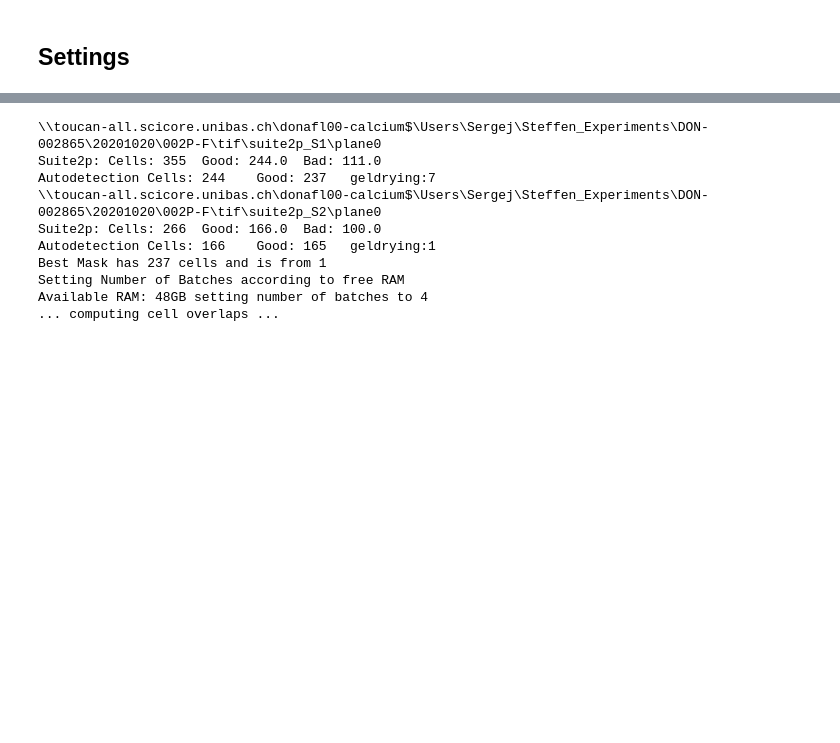
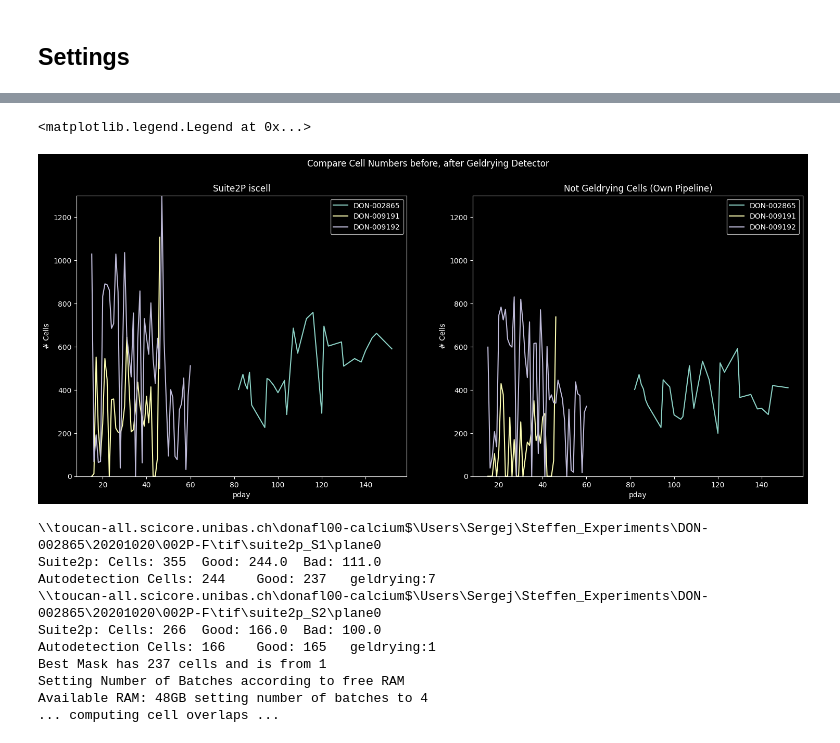
Before and after one commit to Ch3fUlrich/AnimalClass, a Jupyter notebook: OwnClass.ipynb, the cells around one changed output, grey strips where cells are left out. Saved outputs shown, nothing was run; the diff lists cells and outputs as text; code cells hidden in the pictures; blank space fills up the shorter version.

```diff
--- a/OwnClass.ipynb
+++ b/OwnClass.ipynb
@@ -75,8 +75,8 @@ Animal.root_dir = root_dir
 #root_dir = "D:\\Other_Rodrigo_Data"
 year_list = ["2021", "2022"]
 print(root_dir)
-animals, bad_sessions = load_all(root_dir, wanted_animal_ids=["DON-002865", "DON-009191"], generate=False) # Load all animals
-#animals, bad_sessions = load_all(root_dir, generate=False) # Load all animals
+animals = load_all(root_dir, wanted_animal_ids=["DON-002865", "DON-009191", "DON-009192"], generate=False) # Load all animals
+#animals = load_all(root_dir, generate=False) # Load all animals
 #animals = load_all(root_dir, generate=True) # Load all animals
 #animals = load_all(root_dir, generate=True, units="single")#, delete=True) # Load all animals
 
@@ -106,8 +106,6 @@ plotting = False
 %load_ext autoreload
 %autoreload 2
 %config Completer.use_jedi = False
-
-print(f"broken sessions: {bad_sessions}")
 # %% [output]
 \\toucan-all.scicore.unibas.ch\donafl00-calcium$\Users\Sergej\Steffen_Experiments
 Loading animal: DON-002865
@@ -129,18 +126,0 @@ broken sessions: []
-# %%
-!!!!!!!!!!!Geldrying needs to be calculated for every merged Unit this should be done in scicore !!!!!!!!!!!!!!!!
-Code is not run, but allready changed
-Weitermachen
-continue....
-num_cells = {}
-for animal_id, animal in animals.items():
-    for session_id, session in animal.sessions.items():
-        for s2p_path in session.s2p_folder_paths:
-            bevore_cell = 0
-            after_cell = 0
-            end_of_path = s2p_path.split("suite2p")[1]
-            if end_of_path=="":
-                is_cell = np.load(os.path.join(s2p_path, "plane0", "iscell.npy"))
-                bevore_cell = sum(is_cell[:,0])
-            elif end_of_path=="_merged":
-
-                after_cell = sum()
@@ -147,3 +181,24 @@ for animal_id, animal in animals.items():
+# %%
+fig, (ax1, ax2) = plt.subplots(1, 2, figsize=(18, 7))
+for animal_id, animal in cell_numbers_dict.items():
+    ages, iscells, notgeldrying = get_sorted_cells_notgeldyring_lists(animal)
+    ax1.plot(ages, iscells, label=f"{animal_id}")
+    ax2.plot(ages, notgeldrying, label=f"{animal_id}")
+
+fig.suptitle('Compare Cell Numbers before, after Geldrying Detector')
+ax1.set_ylabel("# Cells")
+ax1.set_xlabel("pday")
+ax1.set_ylim(bottom=0, top=1300)
+ax1.set_title('Suite2P iscell')
+ax1.legend()
+ax2.set_ylabel("# Cells")
+ax2.set_xlabel("pday")
+ax2.set_ylim(bottom=0, top=1300)
+ax2.set_title('Not Geldrying Cells (Own Pipeline)')
+ax2.legend()
+# %% [output]
+<matplotlib.legend.Legend at 0x...>
+[figure, added]
 # %%
 session = animals["DON-002865"].sessions["20201020"]
 units = session.get_units(get_geldrying=True)
```
Also changed, not shown: parts of 2 cells of this notebook, 6 other files.
